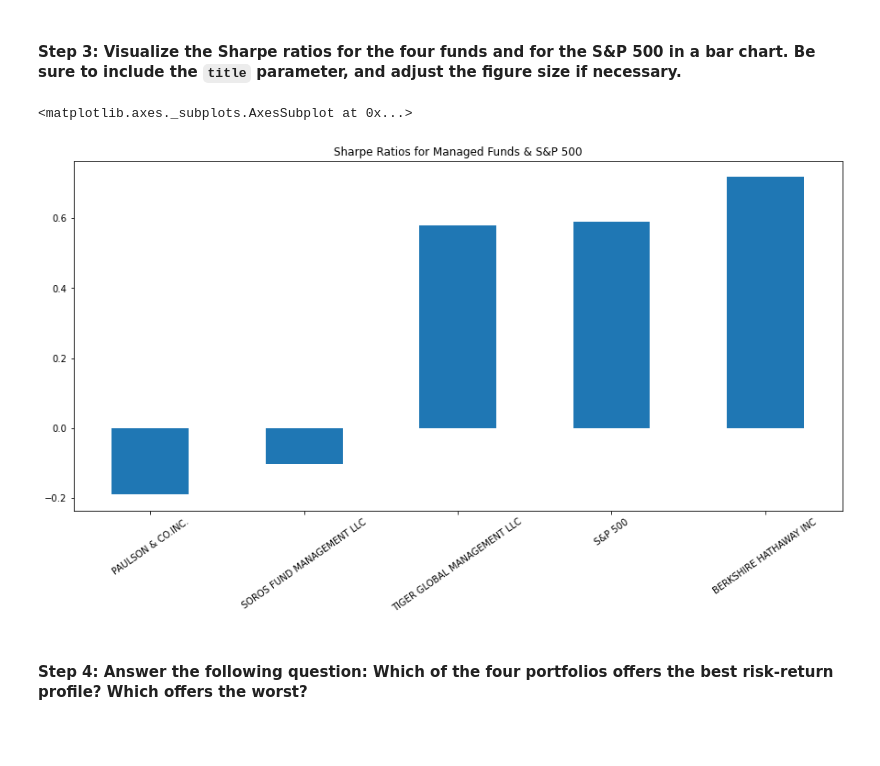
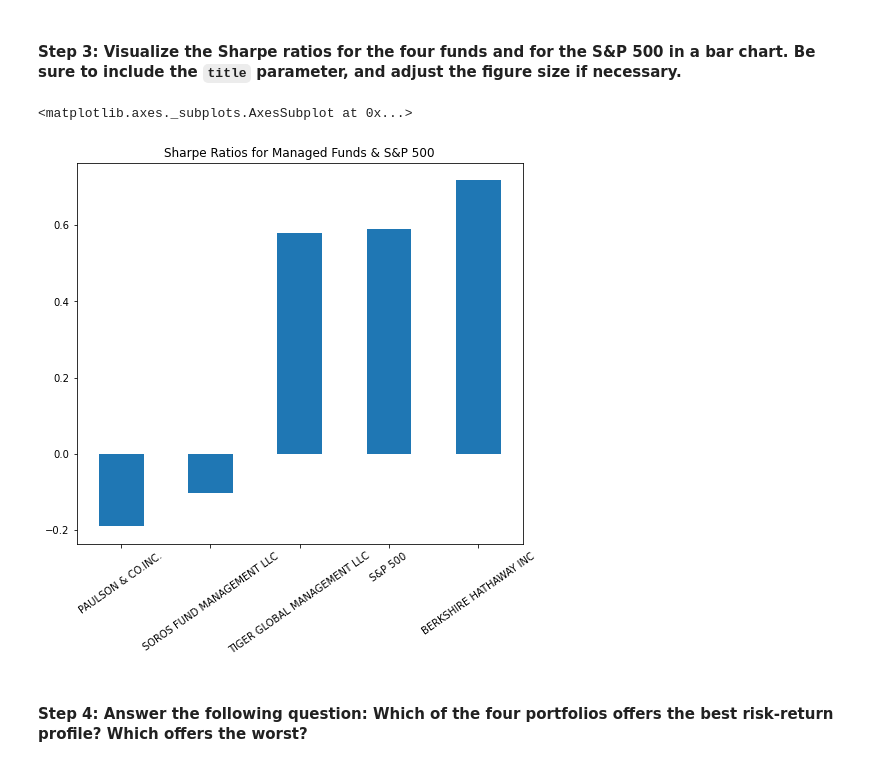
Before and after one commit to ZrowGz/uw-challenge-4, a Jupyter notebook: risk_return_analysis.ipynb, the cells around one changed output. Cells and saved outputs as stored; diff of their text form; code cells hidden in the pictures; blank space fills up the shorter version.

```diff
--- a/risk_return_analysis.ipynb
+++ b/risk_return_analysis.ipynb
@@ -358,10 +365,10 @@ dtype: float64
 # %%
 # Visualize the Sharpe ratios as a bar chart
 # Include a title parameter and adjust the figure size
-sharpe_ratios_sorted.plot(kind="bar", figsize=(15,7), rot=35, title="Sharpe Ratios for Managed Funds & S&P 500")
+sharpe_ratios_sorted.plot(kind="bar", figsize=(8,7), rot=35, title="Sharpe Ratios for Managed Funds & S&P 500")
 # %% [output]
 <matplotlib.axes._subplots.AxesSubplot at 0x...>
-[figure, old version]
+[figure, new version]
 # %% [markdown]
 #### Step 4: Answer the following question: Which of the four portfolios offers the best risk-return profile? Which offers the worst?
 # %% [markdown]
```
Also changed, not shown: parts of 14 cells of this notebook.
